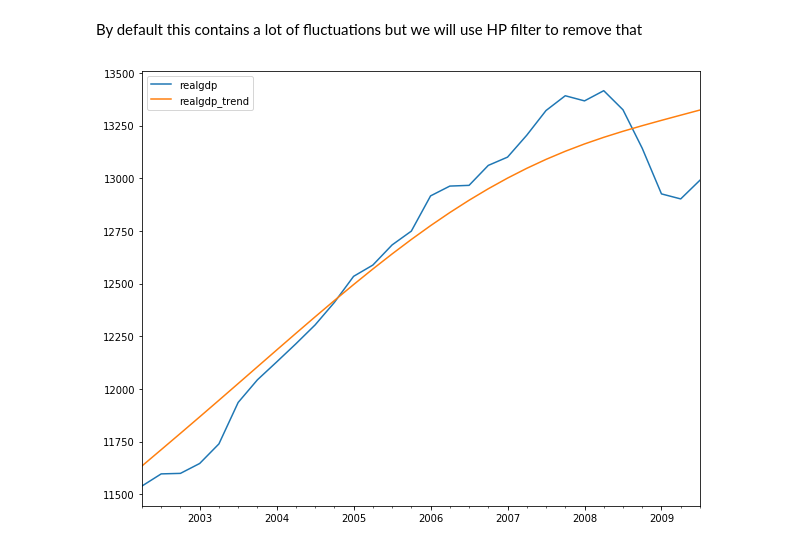
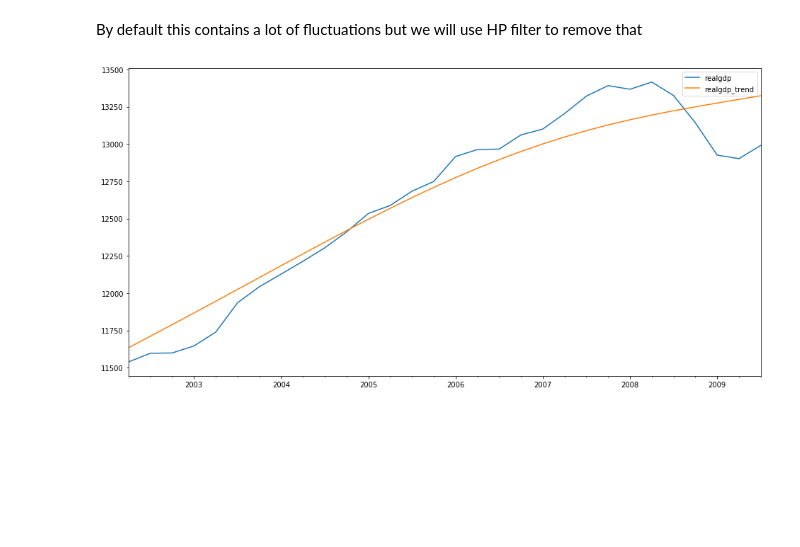
Before and after one commit to maykulkarni/algo_trading, a Jupyter notebook: 3. Time series analysis.ipynb, the cells around one changed output. Drawn from its saved outputs; the diff is of its cells as text; code cells hidden in the pictures; blank space fills up the shorter version.

```diff
--- a/3. Time series analysis.ipynb
+++ b/3. Time series analysis.ipynb
@@ -70,6 +70,6 @@ By default this contains a lot of fluctuations but we will use HP filter to remo
 cycle, trend = sm.tsa.filters.hpfilter(df["realgdp"])
 df["realgdp_trend"] = trend
 # %%
-df[["realgdp", "realgdp_trend"]][-30:].plot(figsize=(10, 8));
+df[["realgdp", "realgdp_trend"]][-30:].plot(figsize=(16, 8));
 # %% [output]
-[figure, old version]
+[figure, new version]
```
Also changed, not shown: parts of 10 cells of this notebook, 2 other files.
